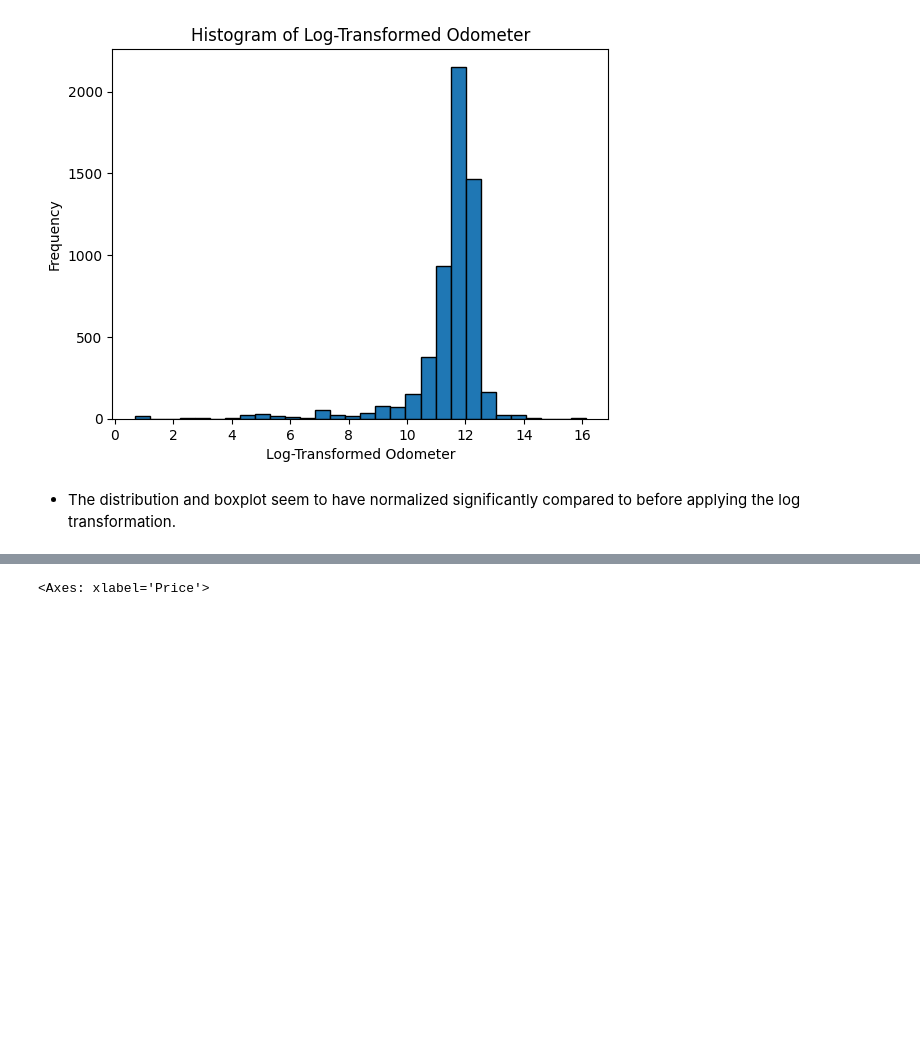
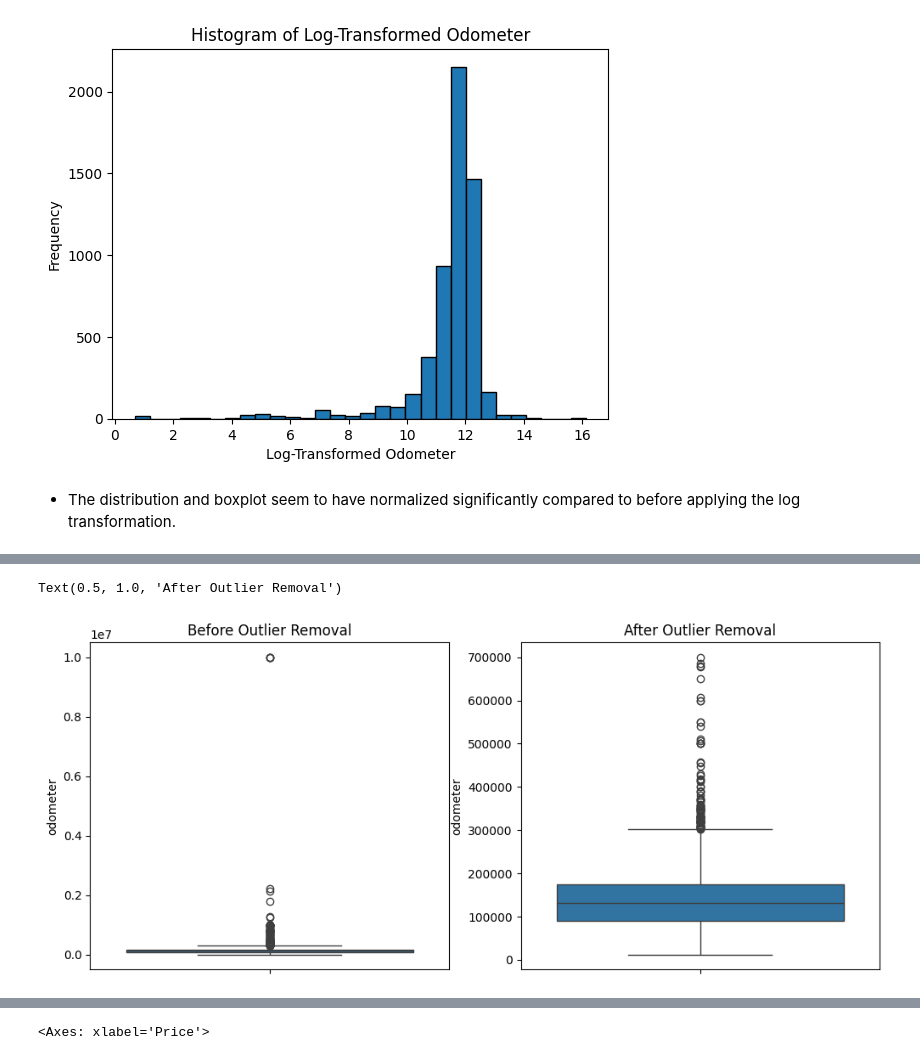
Before and after one commit to EliasSaavedraDS/Recommender-System, a Jupyter notebook: notebook/EDA AttributesTable.ipynb, the cells around one changed output, grey strips where cells are left out. Saved outputs shown, nothing was run; the diff lists cells and outputs as text; code cells hidden in the pictures; blank space fills up the shorter version.

```diff
--- a/notebook/EDA AttributesTable.ipynb
+++ b/notebook/EDA AttributesTable.ipynb
@@ -574,0 +623,7 @@ Text(0, 0.5, 'Frequency')
+# %%
+fig, axes = plt.subplots(1, 2, figsize=(12, 5))
+sns.boxplot(df_copy['odometer'], ax=axes[0]).set_title("Before Outlier Removal")
+sns.boxplot(copy['odometer'], ax=axes[1]).set_title("After Outlier Removal")
+# %% [output]
+Text(0.5, 1.0, 'After Outlier Removal')
+[figure, added]
```
Also changed, not shown: parts of 51 cells of this notebook.
